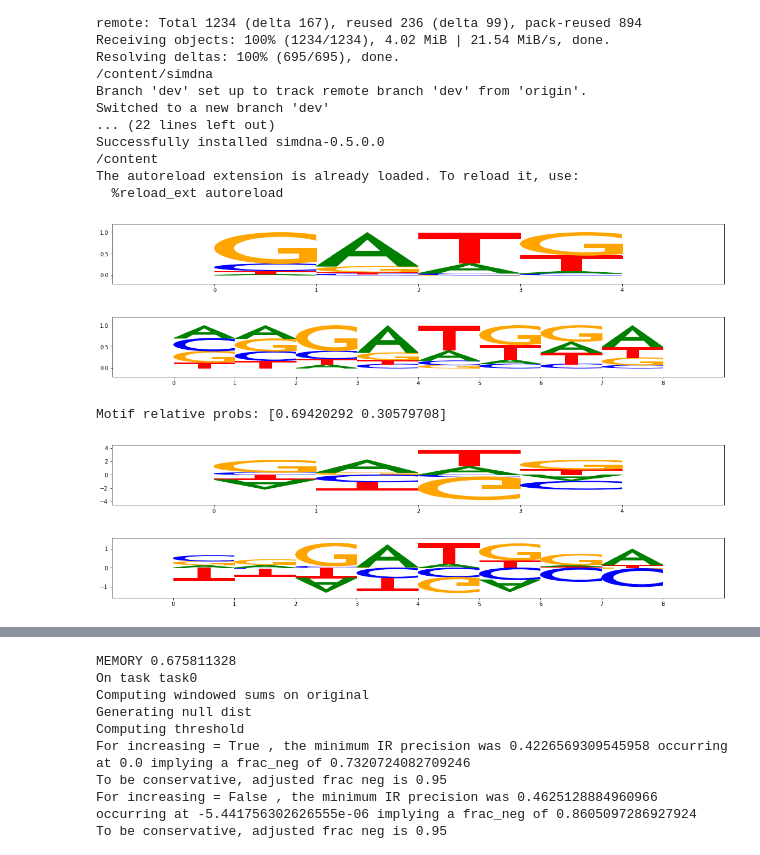
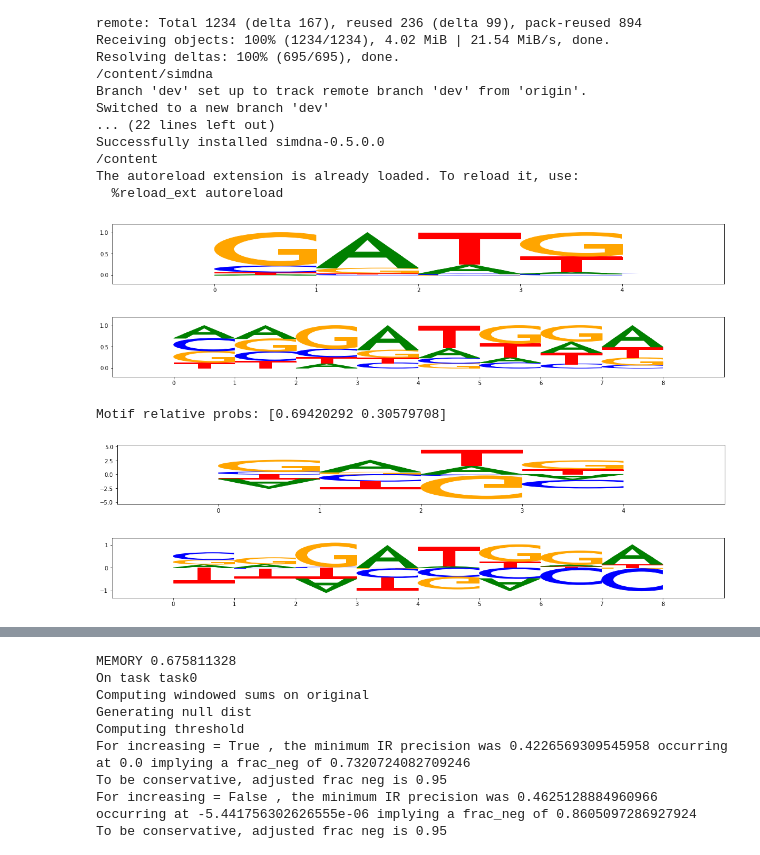
Before and after one commit to AvantiShri/colab_notebooks, a Jupyter notebook: misc_examples/SimulateImpScores.ipynb, the cells around one changed output, grey strips where cells are left out. Cells and saved outputs as stored; diff of their text form; code cells hidden in the pictures.

```diff
--- a/misc_examples/SimulateImpScores.ipynb
+++ b/misc_examples/SimulateImpScores.ipynb
@@ -115,38 +115,38 @@ def gen_motif_with_lower_ic_and_diff_flanks(rng, core_len, core_alpha, flank_len
 
 motif2a, motif2b = gen_motif_with_lower_ic_and_diff_flanks(
                       rng=rng, core_len=4,
-                      core_alpha=0.5, flank_len=2, flank_alpha=2.0,
-                      core_pc=0.1) #core_pc is 'core_pseudocount'
+                      core_alpha=0.4, flank_len=2, flank_alpha=2.0,
+                      core_pc=0.2) #core_pc is 'core_pseudocount'
 
 viz_sequence.plot_weights(motif2a)
 viz_sequence.plot_weights(motif2b)
 
 """motif3 = np.concatenate([generate_ppm(rng, length=3, alpha=2.0),
                          generate_ppm(rng, length=9, alpha=0.5),
                          generate_ppm(rng, length=3, alpha=2.0)])
 viz_sequence.plot_weights(motif3)
 
 motif4 = np.concatenate([generate_ppm(rng, length=2, alpha=2.0),
                          generate_ppm(rng, length=11, alpha=0.7),
                          generate_ppm(rng, length=2, alpha=2.0)])
 viz_sequence.plot_weights(motif4)
 
 motif5 = np.concatenate([generate_ppm(rng, length=1, alpha=2.0),
                          generate_ppm(rng, length=13, alpha=0.7),
                          generate_ppm(rng, length=1, alpha=2.0)])
 viz_sequence.plot_weights(motif5)
 
 motif6 = np.concatenate([generate_ppm(rng, length=5, alpha=0.5),
                          generate_ppm(rng, length=5, alpha=2.0),
                          generate_ppm(rng, length=5, alpha=0.5)])
 viz_sequence.plot_weights(motif6)"""
 
 
 motifs = [motif2a, motif2b]
 #motifs = [motif1a, motif1b, motif2a, motif2b]#, motif3, motif4, motif5, motif6]
 # %% [output]
-[figure, old version]
+[figure, new version]
-[figure, old version]
+[figure, new version]
 # %%
 #generate simulate sequences
 from importlib import reload
@@ -216,8 +216,8 @@ pwms = [np.log(motif/background) for motif in motifs]
 for pwm in pwms:
   viz_sequence.plot_weights(pwm - np.mean(pwm, axis=-1)[:,None])
 # %% [output]
-[figure, old version]
+[figure, new version]
-[figure, old version]
+[figure, new version]
 # %%
 #scan each sequence with the rolling window sums.
 import modisco
```
Also changed, not shown: parts of 13 cells of this notebook.
